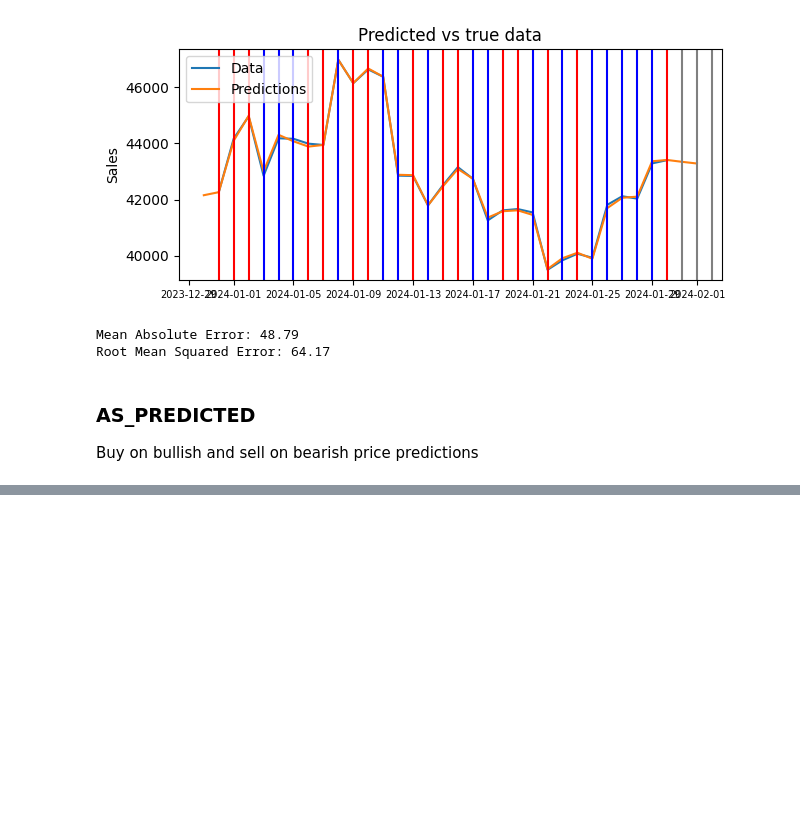
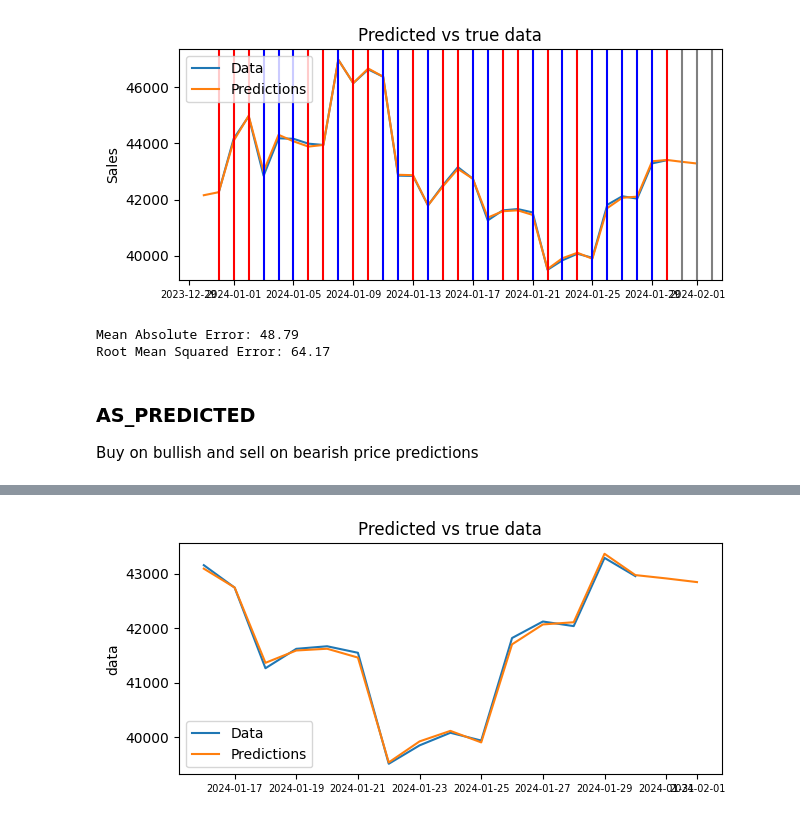
Before and after one commit to kirillsaidov/tm_forecast, a Jupyter notebook: src/tm_stocks.ipynb, the cells around one changed output, grey strips where cells are left out. Cells and saved outputs as stored; diff of their text form; code cells hidden in the pictures; blank space fills up the shorter version.

```diff
--- a/src/tm_stocks.ipynb
+++ b/src/tm_stocks.ipynb
@@ -827,0 +847,11 @@ df_predictions.tail()
+# %%
+plt.figure(figsize=(7, 3))
+plt.plot(df_true.close)
+plt.plot(df_predictions.close.shift(-1))
+plt.legend(('Data', 'Predictions'))
+plt.title('Predicted vs true data')
+plt.ylabel('data')
+plt.xticks(size=7)
+plt.show()
+# %% [output]
+[figure, added]
```
Also changed, not shown: parts of 11 cells of this notebook, 2 other files.
